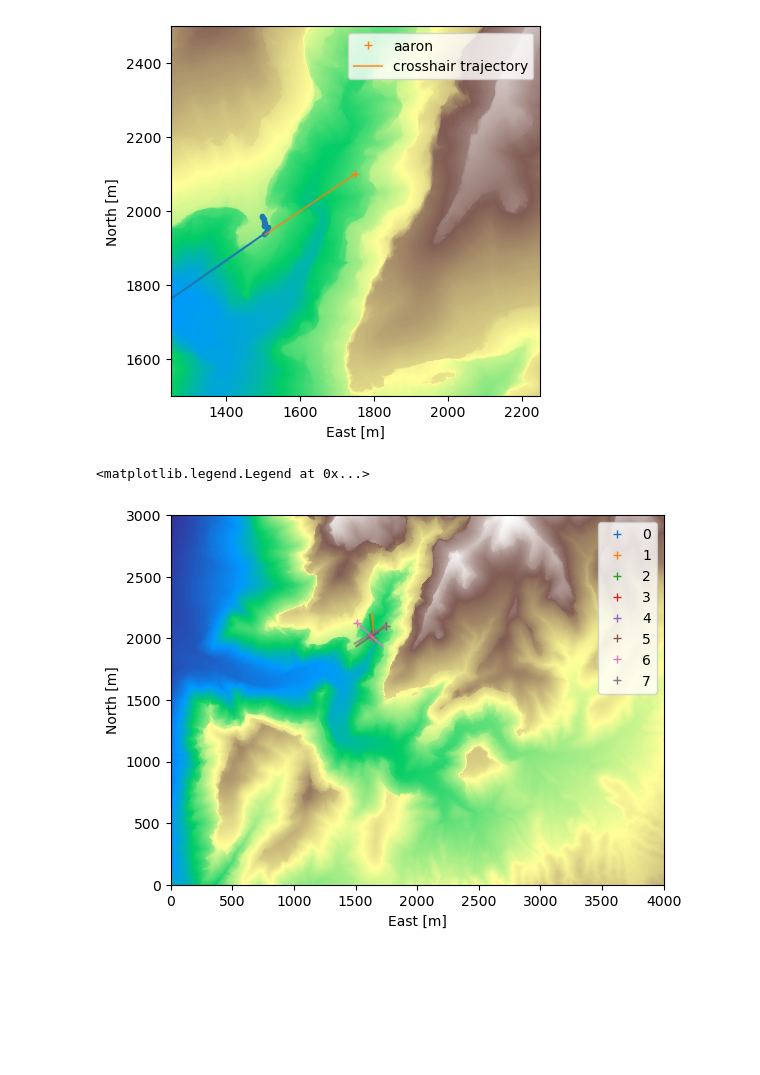
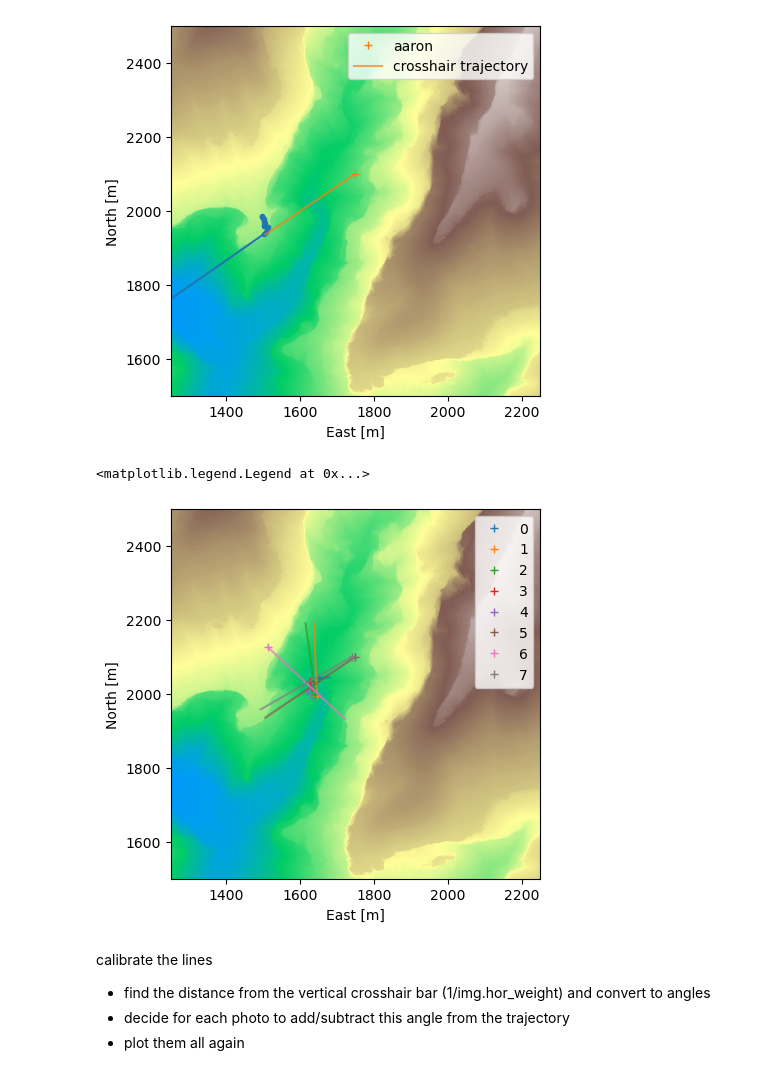
Before and after one commit to KomalKaur0/eigsep_hrzn_mapping, a Jupyter notebook: notebooks/horizon.ipynb, the cells around one changed output. Saved outputs shown, nothing was run; the diff lists cells and outputs as text; code cells hidden in the pictures; blank space fills up the shorter version.

Commit message:
start angles

```diff
--- a/notebooks/horizon.ipynb
+++ b/notebooks/horizon.ipynb
@@ -182,21 +180,26 @@ angle_per_pix = angle_diff/pixel_diff
 # %%
 # all photos and trajectories on canyon prior to angle calibration
 fig, ax = plt.subplots()
 plot_img(ax, dem.data, dem.res)
 for enu_idx in range(len(enus)):
     az = np.deg2rad(imgs[enu_idx].heading)  # type: ignore
     pitch = np.deg2rad(imgs[enu_idx].angle_up)  # type: ignore
     r = np.array([0, 300])
     easts = r * np.sin(az) * np.cos(pitch) + enus[enu_idx][0]
     norths = r * np.cos(az) * np.cos(pitch) + enus[enu_idx][1]
 
     line, = ax.plot([enus[enu_idx][0]], [enus[enu_idx][1]], '+', label=enu_idx)
     ax.plot(easts, norths, color=line.get_color(), alpha=0.7)
 
 
-# ax.set_xlim(1500-250, 2500-250)
-# ax.set_ylim(1500, 2500)
+ax.set_xlim(1500-250, 2500-250)
+ax.set_ylim(1500, 2500)
 plt.legend(loc="best")
 # %% [output]
 <matplotlib.legend.Legend at 0x...>
-[figure, old version]
+[figure, new version]
+# %% [markdown]
+calibrate the lines
+- find the distance from the vertical crosshair bar (1/img.hor_weight) and convert to angles
+- decide for each photo to add/subtract this angle from the trajectory
+- plot them all again
```
Also changed, not shown: parts of 4 cells of this notebook.
